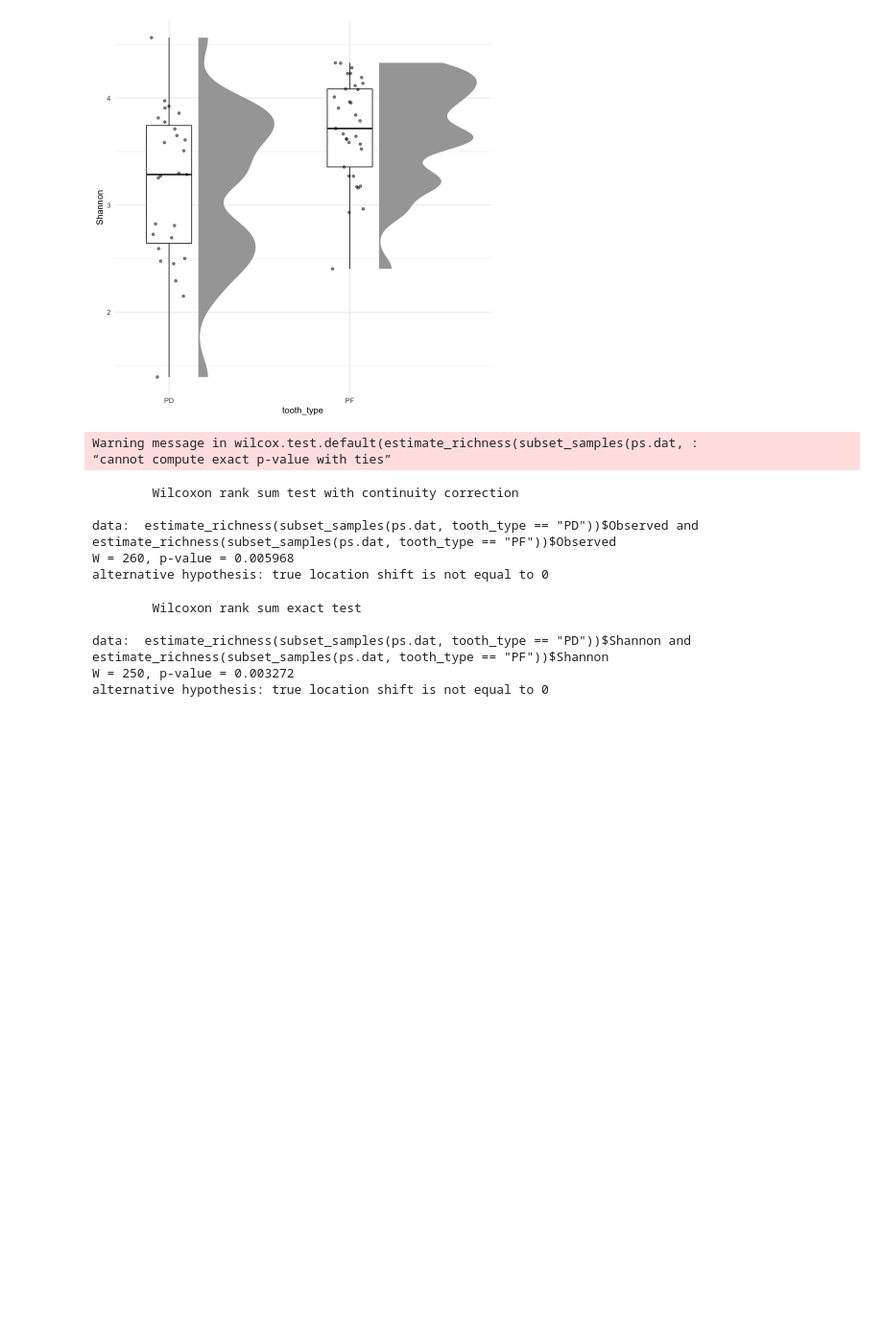
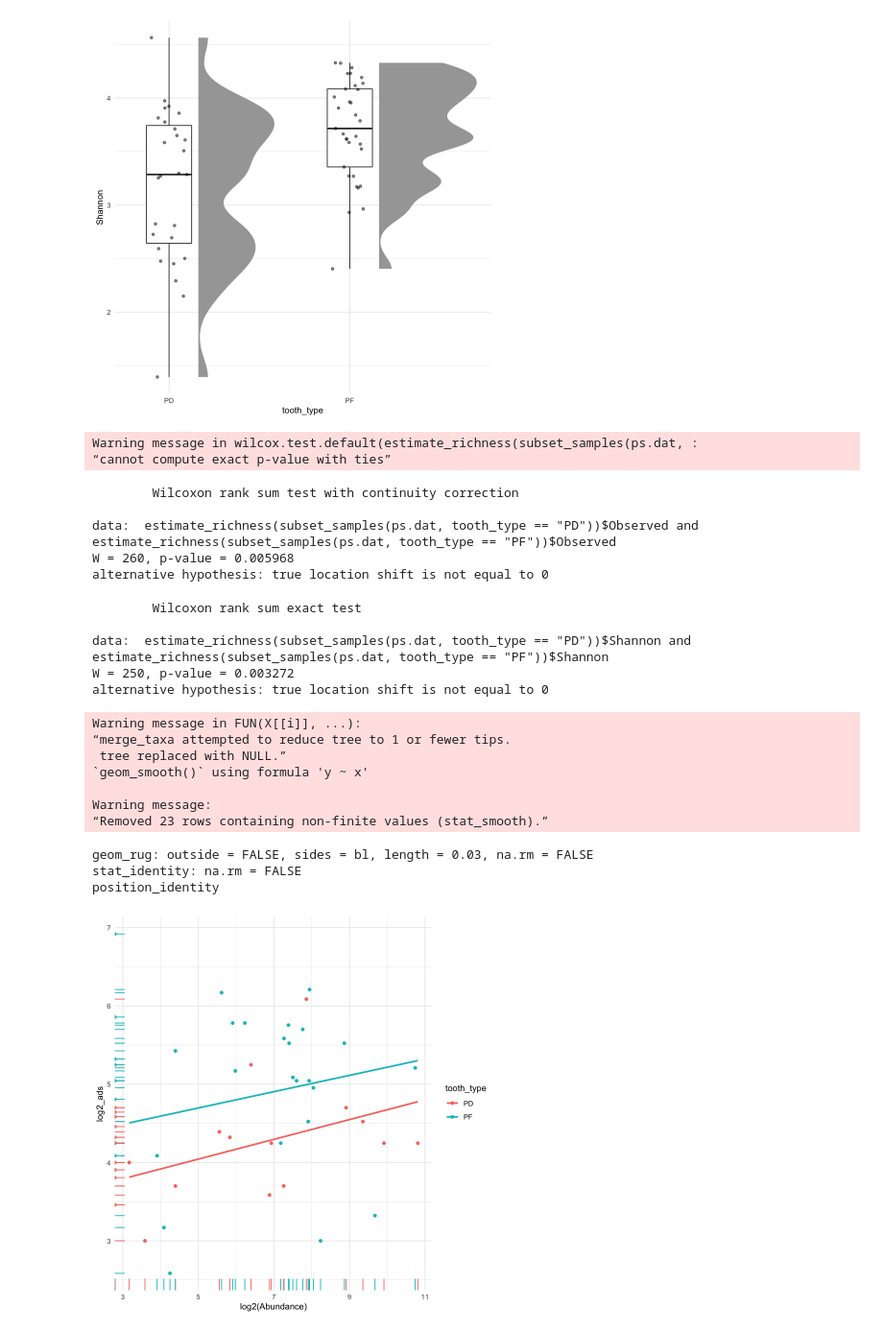
Before and after one commit to aemann01/ads_plaque, a Jupyter notebook: 04-rpoC_processing/diversity_analyses.ipynb, the cells around one changed output. Shown at 96% size. Saved outputs shown, nothing was run; the diff lists cells and outputs as text; code cells hidden in the pictures; blank space fills up the shorter version.

```diff
--- a/04-rpoC_processing/diversity_analyses.ipynb
+++ b/04-rpoC_processing/diversity_analyses.ipynb
@@ -372,3 +394,28 @@ alternative hypothesis: true location shift is not equal to 0
 data:  estimate_richness(subset_samples(ps.dat, tooth_type == "PD"))$Shannon and estimate_richness(subset_samples(ps.dat, tooth_type == "PF"))$Shannon
 W = 250, p-value = 0.003272
 alternative hypothesis: true location shift is not equal to 0
+# %%
+# proportion of different types of strep in pd vs pf
+strep <- subset_taxa(ps.dat, V9=="Streptococcus_sanguinis")
+glom <- tax_glom(strep, taxrank=rank_names(strep)[8])
+data <- psmelt(glom) # create dataframe from phyloseq object
+data$Sample <- factor(data$Sample, levels=unique(data$Sample))
+# plot
+ggplot(data, aes(x=log2(Abundance), y=log2_ads, color=tooth_type)) +
+    geom_point() +
+    theme_minimal() +
+    geom_smooth(method=lm, se=FALSE, fullrange=TRUE) +
+    geom_rug()
+geom_rug(sides ="bl")
+# %% [output]
+Warning message in FUN(X[[i]], ...):
+“merge_taxa attempted to reduce tree to 1 or fewer tips.
+ tree replaced with NULL.”
+`geom_smooth()` using formula 'y ~ x'
+
+Warning message:
+“Removed 23 rows containing non-finite values (stat_smooth).”
+geom_rug: outside = FALSE, sides = bl, length = 0.03, na.rm = FALSE
+stat_identity: na.rm = FALSE
+position_identity
+[figure, added]
```
Also changed, not shown: parts of 14 cells of this notebook, 8 other files.
